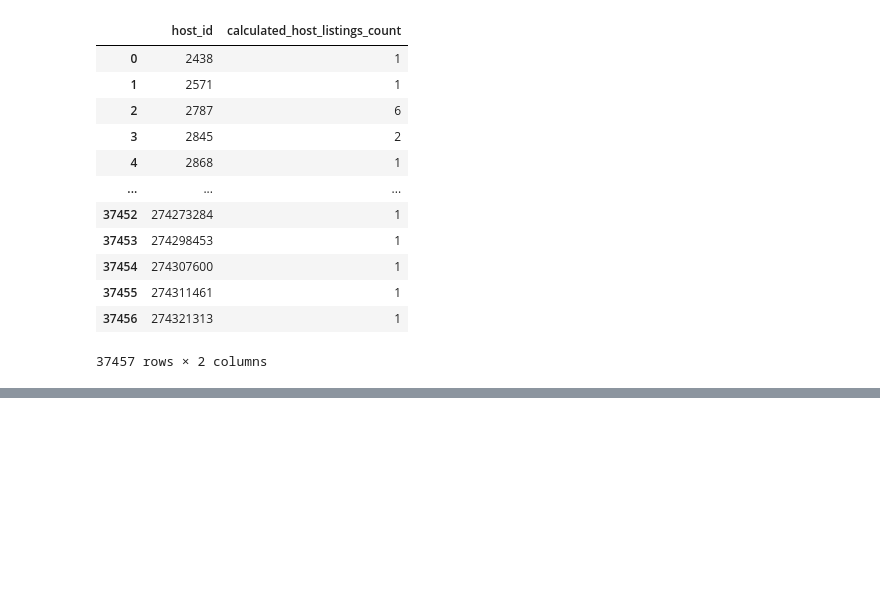
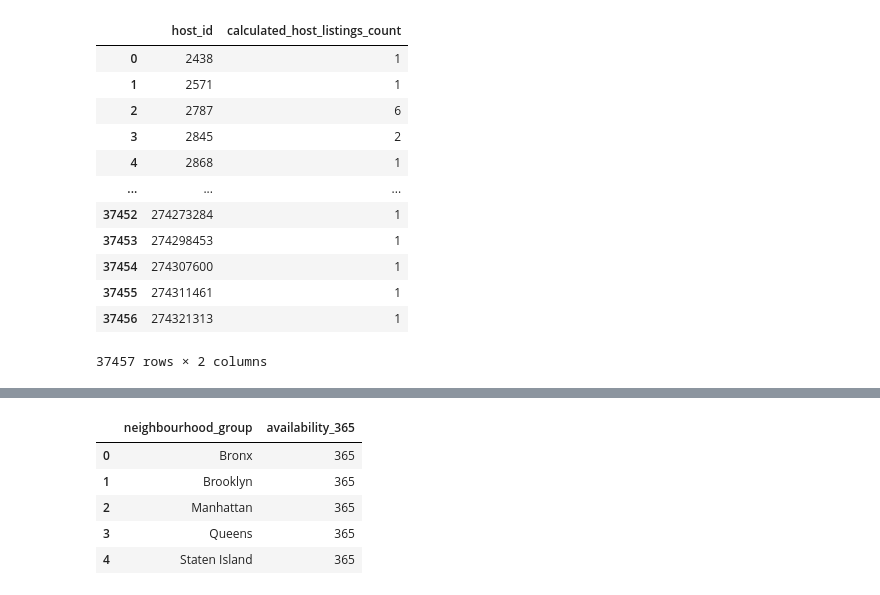
Before and after one commit to Gauravmehra1/Airbnb, a Jupyter notebook: Copy_of_Airbnb_Bookings_Analysis_Capstone_Project.ipynb, the cells around one changed output, grey strips where cells are left out. Cells and saved outputs as stored; diff of their text form; code cells hidden in the pictures; blank space fills up the shorter version.

```diff
--- a/Copy_of_Airbnb_Bookings_Analysis_Capstone_Project.ipynb
+++ b/Copy_of_Airbnb_Bookings_Analysis_Capstone_Project.ipynb
@@ -546,0 +678,9 @@ host
+# %%
+df.groupby('neighbourhood_group')['availability_365'].max().reset_index()
+# %% [output]
+|  | neighbourhood_group | availability_365 |
+| 0 | Bronx | 365 |
+| 1 | Brooklyn | 365 |
+| 2 | Manhattan | 365 |
+| 3 | Queens | 365 |
+| 4 | Staten Island | 365 |
```
Also changed, not shown: parts of 16 cells of this notebook.
